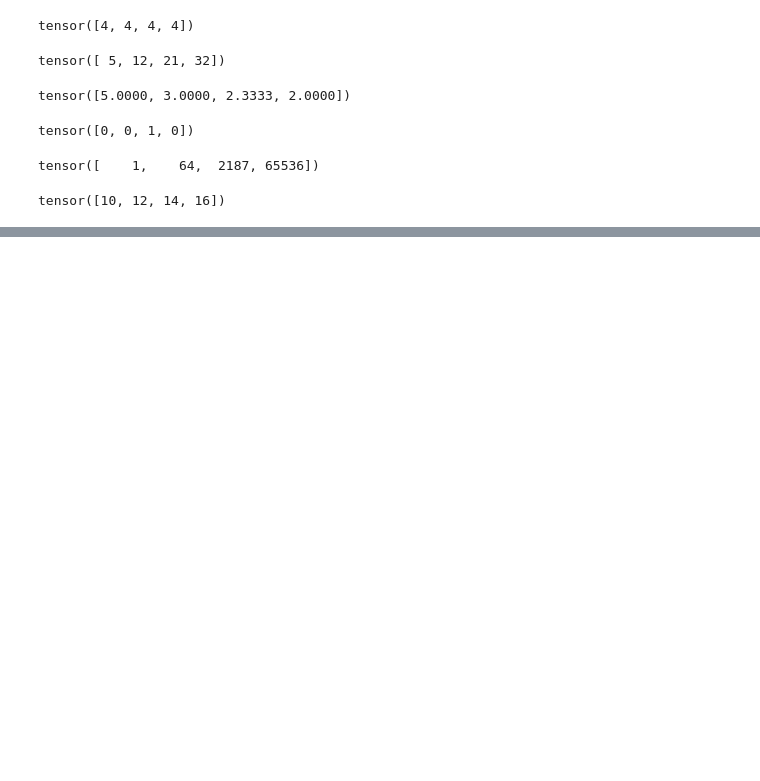
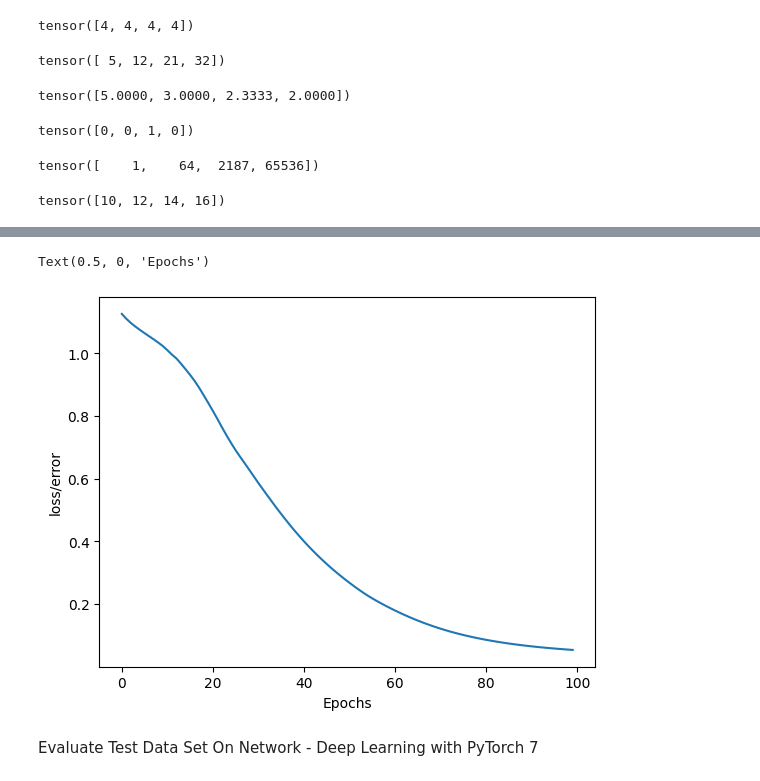
Before and after one commit to Khanyecebani/Pytorch-, a Jupyter notebook: Pytorch_Tutorial.ipynb, the cells around one changed output, grey strips where cells are left out. Saved outputs shown, nothing was run; the diff lists cells and outputs as text; code cells hidden in the pictures; blank space fills up the shorter version.

```diff
--- a/Pytorch_Tutorial.ipynb
+++ b/Pytorch_Tutorial.ipynb
@@ -107,0 +199,39 @@ tensor([10, 12, 14, 16])
+# %%
+#We need to convert the X arrays to Tensors
+X_train = torch.FloatTensor(X_train)
+X_test = torch.FloatTensor(X_test)
+# %%
+#We need to convert the y arrays to Tensors
+y_train = torch.LongTensor(y_train)
+y_test = torch.LongTensor(y_test)
+# %%
+#We need to set the criterion of the model,to measure the error of our predictions from the actual data
+criterion = nn.CrossEntropyLoss()
+#Choose Adam Optimizer
+#lr = learning rate -> if error doesn't go down after many iterations(epochs) then we need to lower the learning rate
+optimizer = torch.optim.Adam(model.parameters(),lr=0.01) #the parameters are self.fc1,self.fc2,self.out
+# %%
+#train the model
+#Epochs -> one run through all the training data in our network
+epochs = 100 #100 runs through the training data in the network
+#as we go through the epochs,we need to note the errors(losses) as we want them to deecrease over time
+losses = []   #we'll append the losses here to see if they decrease or not
+
+for i in range(epochs):
+  #Go forward and make a prediction for the flower class
+  y_pred = model.forward(X_train) #Fet predicted result
+
+  #Measure the error(loss)
+  loss = criterion(y_pred,y_train)  #predicted values vs the y_trained values
+
+  #keep track of the losses
+  losses.append(loss.detach().numpy())   #change tensor to numpy array
+
+  #print every 10 epoch
+  if i % 10 ==0:
+    print(f'Epoch: {i} and loss: {loss}')
+
+  #Do some back propagation(as we get an error we feed it back to the network and neurons will tweak it's weights to learn better)
+  optimizer.zero_grad() #Clears the old gradient values, ensuring gradients from the previous iterations don’t accumulate.
+  loss.backward()  #Performs backpropagation to calculate the new gradients of the loss with respect to each parameter (weights).
+  optimizer.step() #Uses the calculated gradients to update the model's parameters, moving them toward values that minimize the loss.
@@ -107,0 +249,10 @@ tensor([10, 12, 14, 16])
+# %%
+#Graphing out the losses
+plt.plot(range(epochs),losses)
+plt.ylabel("loss/error")
+plt.xlabel("Epochs")
+# %% [output]
+Text(0.5, 0, 'Epochs')
+[figure, added]
+# %% [markdown]
+Evaluate Test Data Set On Network - Deep Learning with PyTorch 7
```
Also changed, not shown: parts of 15 cells of this notebook.
